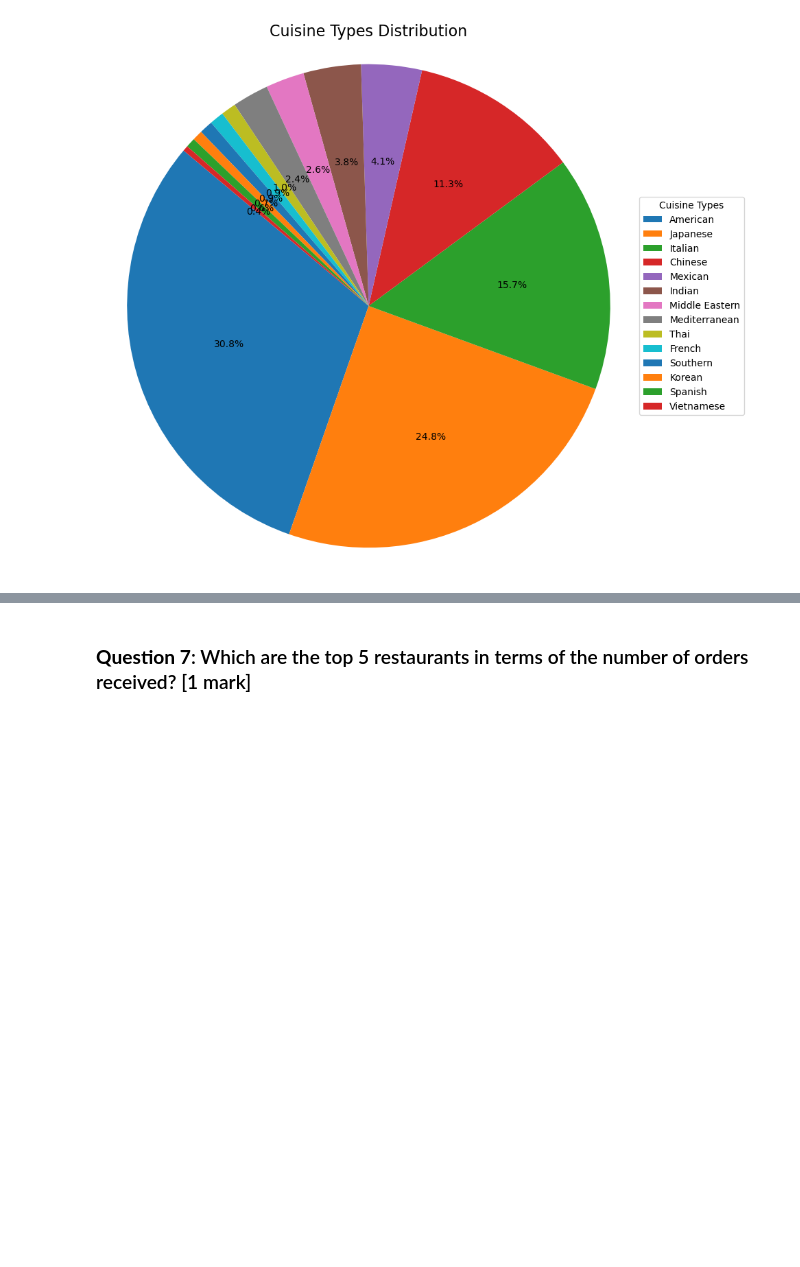
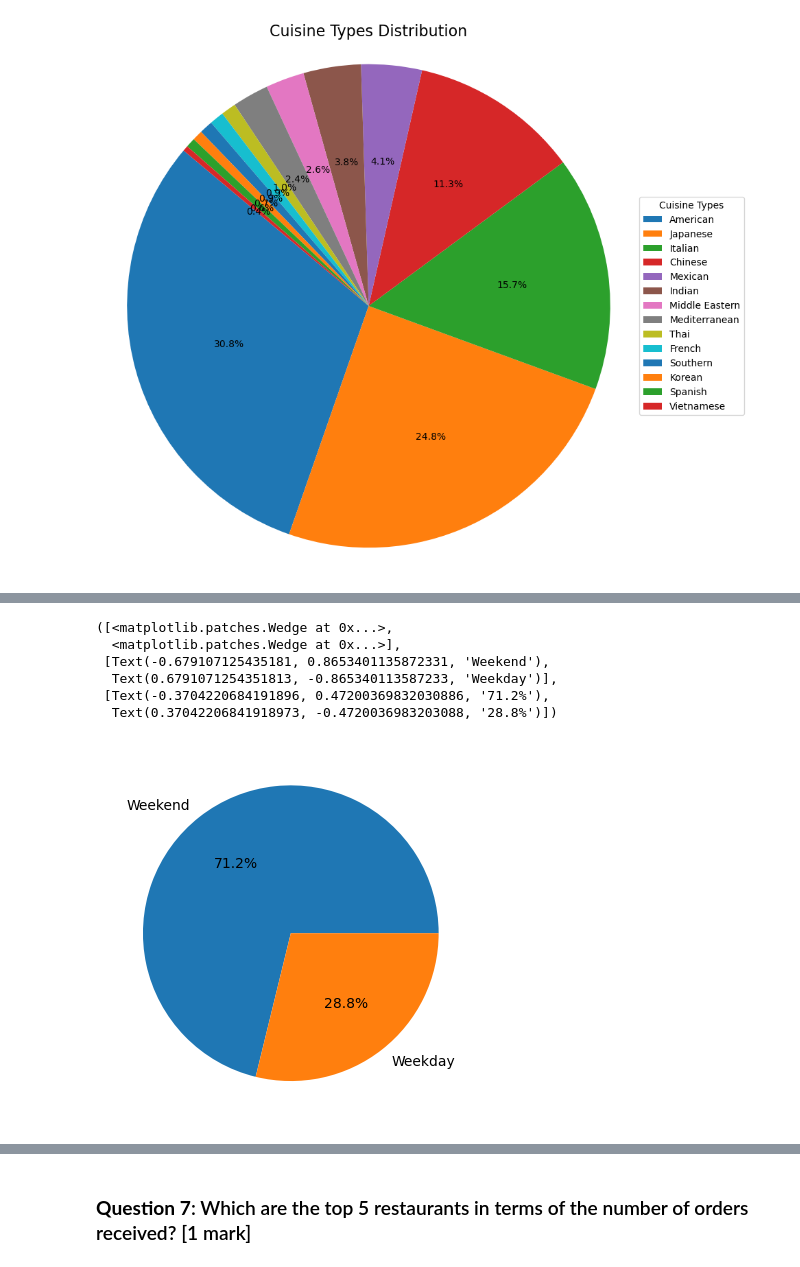
Before and after one commit to ZhiyaoShu/Data-visualization---Foodhub, a Jupyter notebook: FDS_Project_LearnerNotebook_LowCode.ipynb, the cells around one changed output, grey strips where cells are left out. Cells and saved outputs as stored; diff of their text form; code cells hidden in the pictures; blank space fills up the shorter version.

```diff
--- a/FDS_Project_LearnerNotebook_LowCode.ipynb
+++ b/FDS_Project_LearnerNotebook_LowCode.ipynb
@@ -202,0 +202,12 @@ plt.show()
+# %%
+# Plot the day of a week
+weekday_count = df['day_of_the_week'].value_counts()
+plt.pie(weekday_count, labels=weekday_count.index, autopct='%1.1f%%', textprops={'fontsize': 10})
+# %% [output]
+([<matplotlib.patches.Wedge at 0x...>,
+  <matplotlib.patches.Wedge at 0x...>],
+ [Text(-0.679107125435181, 0.8653401135872331, 'Weekend'),
+  Text(0.6791071254351813, -0.865340113587233, 'Weekday')],
+ [Text(-0.3704220684191896, 0.47200369832030886, '71.2%'),
+  Text(0.37042206841918973, -0.4720036983203088, '28.8%')])
+[figure, added]
```
Also changed, not shown: parts of 6 cells of this notebook.
